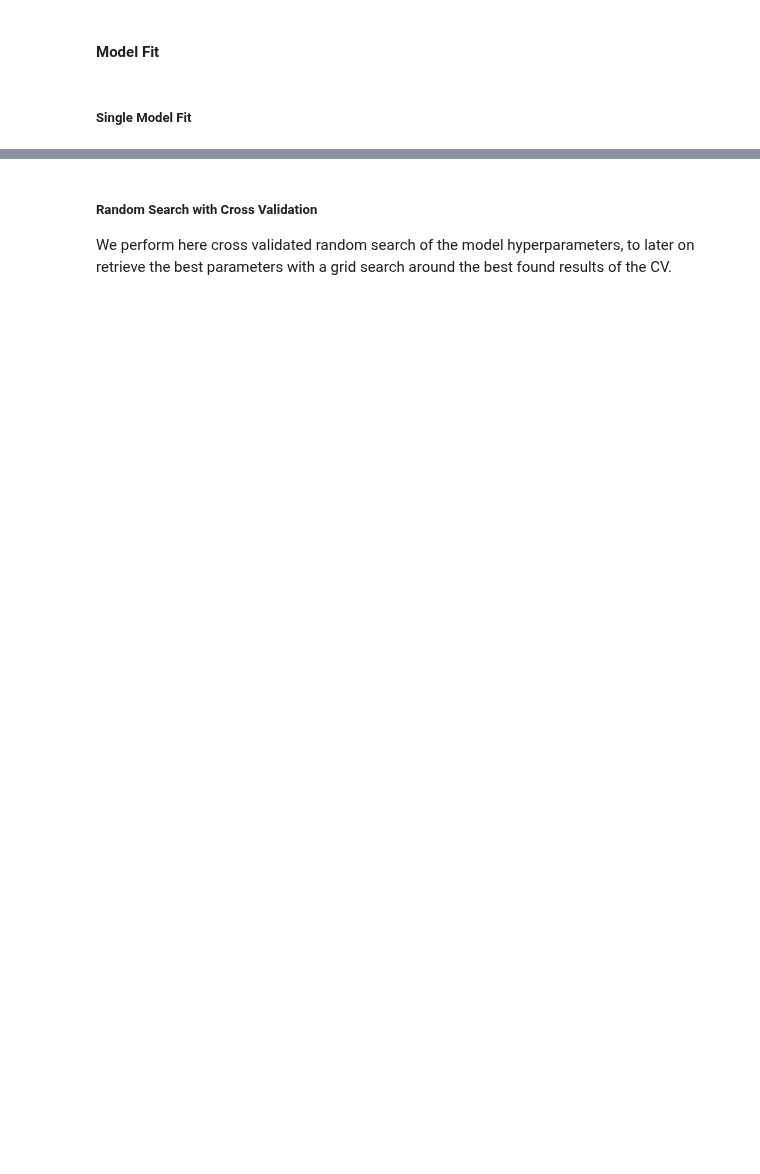
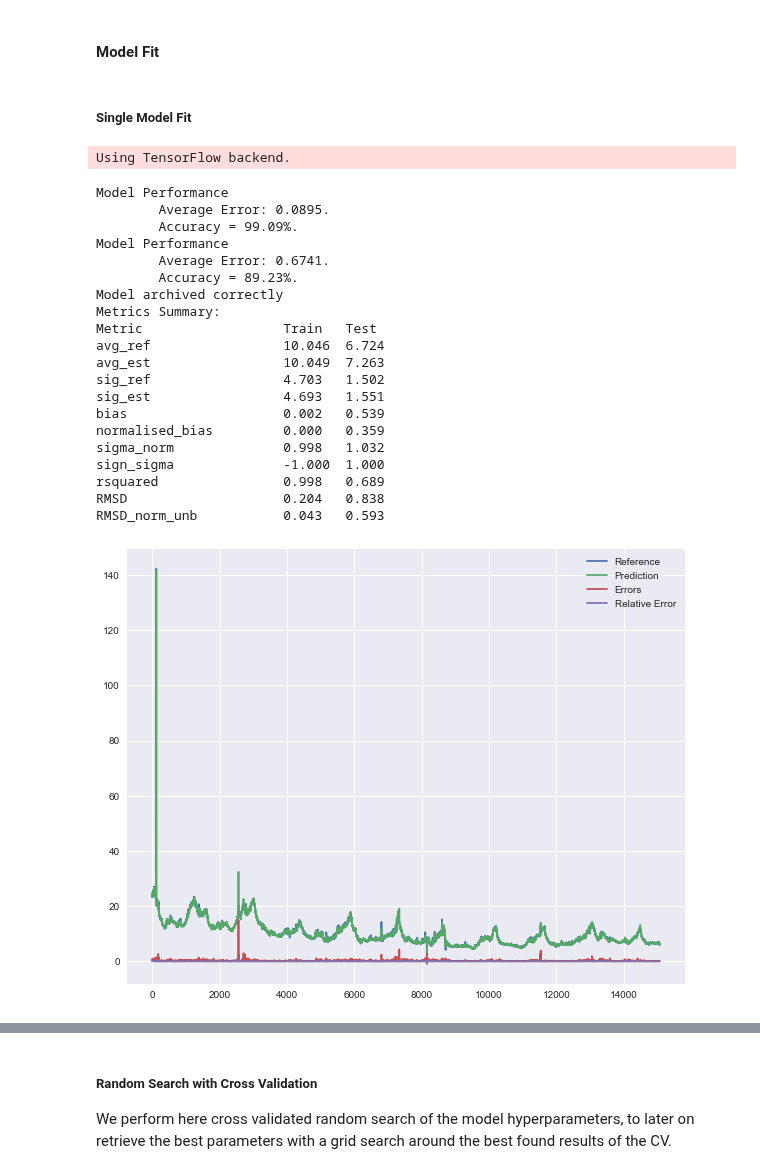
Before and after one commit to fablabbcn/smartcitizen-data, a Jupyter notebook: notebooks/Data-Analysis.ipynb, the cells around one changed output, grey strips where cells are left out. Saved outputs shown, nothing was run; the diff lists cells and outputs as text; code cells hidden in the pictures; blank space fills up the shorter version.

```diff
--- a/notebooks/Data-Analysis.ipynb
+++ b/notebooks/Data-Analysis.ipynb
@@ -1961,0 +1871,61 @@ for item in metrics_model_train.keys():
+# %%
+from ml_utils import predict_ML
+
+# Instantiate model
+if model_type == 'RF':
+    model = RandomForestRegressor(n_estimators= 1000, random_state = 42)
+elif model_type == 'SVR':
+    model = SVR(kernel='rbf')
+
+## Train the model on training data
+model.fit(train_X, train_y)
+
+# Get Metrics
+metrics_model = dict()
+metrics_model['train'] = metrics(dataFrameTrain['reference'], dataFrameTrain['prediction'])
+metrics_model['test'] = metrics(dataFrameTest['reference'], dataFrameTest['prediction'])
+
+## Get model prediction
+dataFrameTrain = predict_ML(model, features[:n_train_periods], labels[:n_train_periods], dataframeModel.index[:n_train_periods])
+dataFrameTest = predict_ML(model, features[n_train_periods:], labels[n_train_periods:], dataframeModel.index[n_train_periods:])
+
+dataFrameExport = dataFrameTrain.copy()
+dataFrameExport = dataFrameExport.combine_first(dataFrameTest)
+
+records.archive_model(test_model, model_full_name,
+                      metrics_model,
+                      dataFrameExport, model, model_type,
+                      model_target, ratio_train, formula_expression)
+
+# Get model metrics
+metrics_model = dict()
+metrics_model['train'] = metrics(dataFrameTrain['reference'], dataFrameTrain['prediction'])
+metrics_model['test'] = metrics(dataFrameTest['reference'], dataFrameTest['prediction'])
+
+print ('Metrics Summary:')
+print ("{:<23} {:<7} {:<5}".format('Metric','Train','Test'))
+for metric in metrics_model['train'].keys():
+    print ("{:<20}".format(metric) +"\t" +"{:0.3f}".format(metrics_model['train'][metric]) +"\t"+ "{:0.3f}".format(metrics_model['test'][metric]))
+# %% [output]
+Using TensorFlow backend.
+Model Performance
+        Average Error: 0.0895.
+        Accuracy = 99.09%.
+Model Performance
+        Average Error: 0.6741.
+        Accuracy = 89.23%.
+Model archived correctly
+Metrics Summary:
+Metric                  Train   Test
+avg_ref                 10.046  6.724
+avg_est                 10.049  7.263
+sig_ref                 4.703   1.502
+sig_est                 4.693   1.551
+bias                    0.002   0.539
+normalised_bias         0.000   0.359
+sigma_norm              0.998   1.032
+sign_sigma              -1.000  1.000
+rsquared                0.998   0.689
+RMSD                    0.204   0.838
+RMSD_norm_unb           0.043   0.593
+[figure, added]
```
Also changed, not shown: parts of 55 cells of this notebook, 3 other files.
